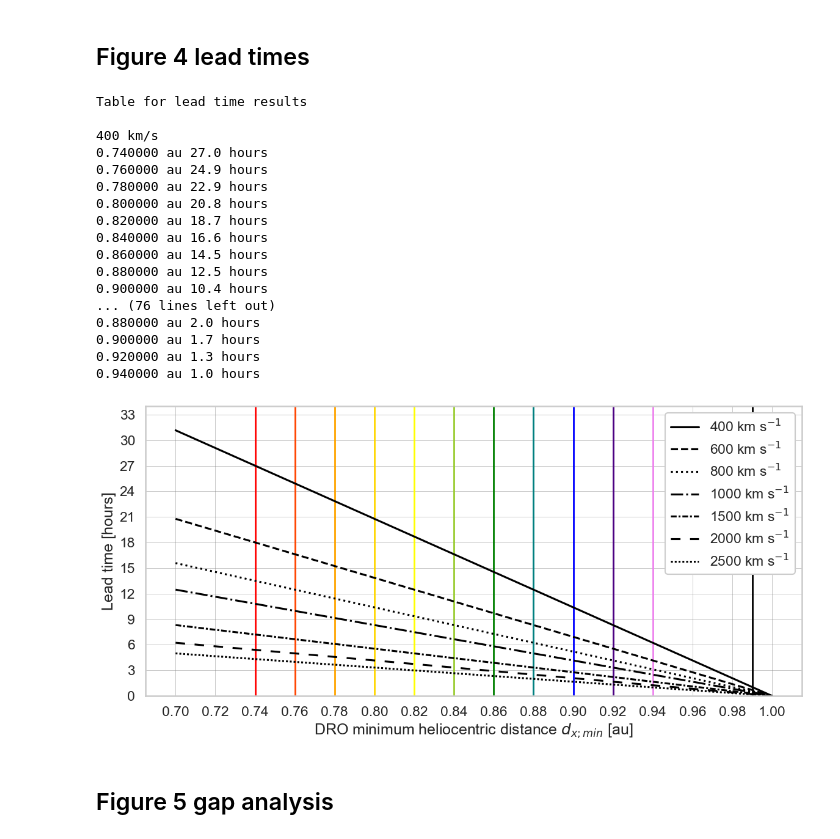
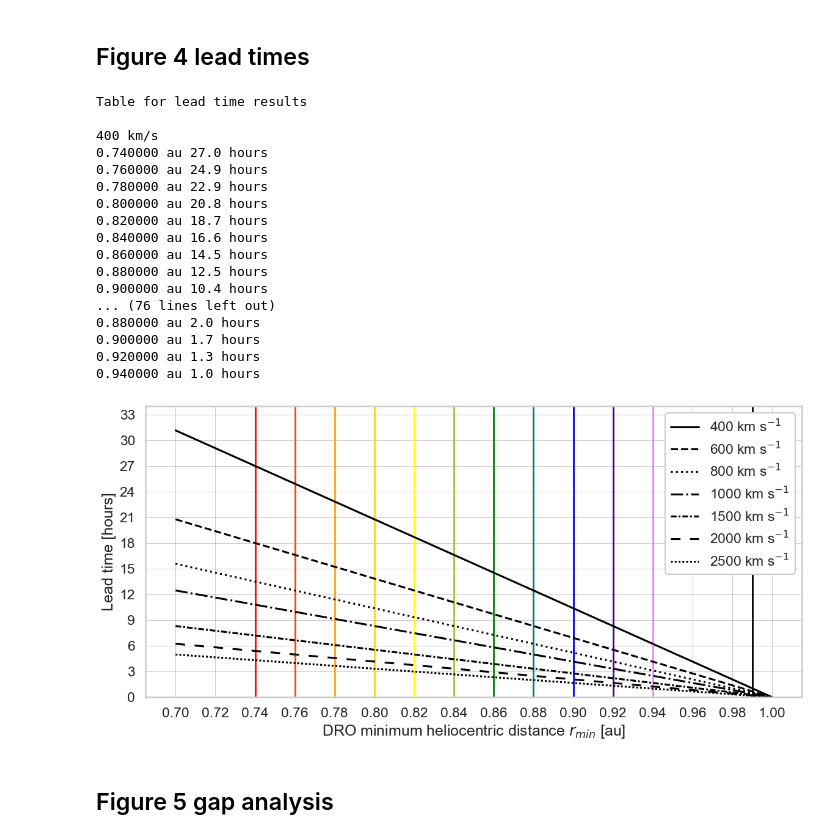
Before and after one commit to cmoestl/dro_orbits, a Jupyter notebook: dro.ipynb, the cells around one changed output. Saved outputs shown, nothing was run; the diff lists cells and outputs as text; code cells hidden in the pictures.

```diff
--- a/dro.ipynb
+++ b/dro.ipynb
@@ -950,7 +950,7 @@ for i in [400,600,800,1000,1500,2000,2500]:
 
 ax.legend(framealpha=1.0)
 ax.set_ylabel('Lead time [hours]')
-ax.set_xlabel('DRO minimum heliocentric distance $d_{x;min}$ [au]')
+ax.set_xlabel('DRO minimum heliocentric distance $r_{min}$ [au]')
 ax.set_ylim(0,32)
 ax.set_yticks(np.arange(0,35,2))
 ax.set_xticks(np.arange(0.7,1.0,0.025))
@@ -971,34 +971,34 @@ print('Table for lead time results')
 k=0
 
 
 for i in [400,600,800,1000,1500,2000,2500]:
     speed=i #km/s
     dxmin=np.linspace(0.74,0.94,11)
     leadtime=(1.0-dxmin)*au/speed/(3600)
 
     print()
     print(speed,'km/s')
     for k in np.arange(0,11):
         print(f"{np.round(dxmin[k],2):01f}",'au', np.round(leadtime[k],1),'hours')
 # %% [output]
 Table for lead time results
 
 400 km/s
 0.740000 au 27.0 hours
 0.760000 au 24.9 hours
 0.780000 au 22.9 hours
 0.800000 au 20.8 hours
 0.820000 au 18.7 hours
 0.840000 au 16.6 hours
 0.860000 au 14.5 hours
 0.880000 au 12.5 hours
 0.900000 au 10.4 hours
 ... (76 lines left out)
 0.880000 au 2.0 hours
 0.900000 au 1.7 hours
 0.920000 au 1.3 hours
 0.940000 au 1.0 hours
-[figure, old version]
+[figure, new version]
 # %% [markdown]
 ## Figure 5  gap analysis
 # %% [markdown]
```
Also changed, not shown: parts of 20 cells of this notebook, 43 other files.
